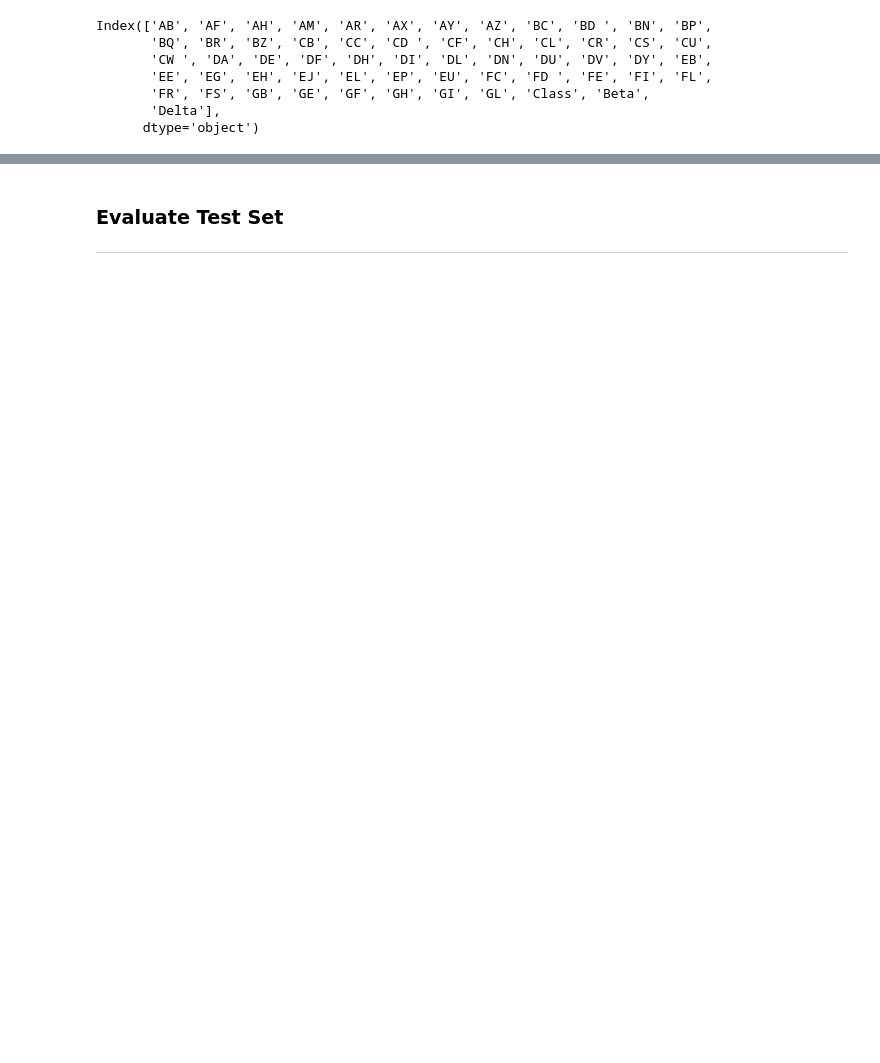
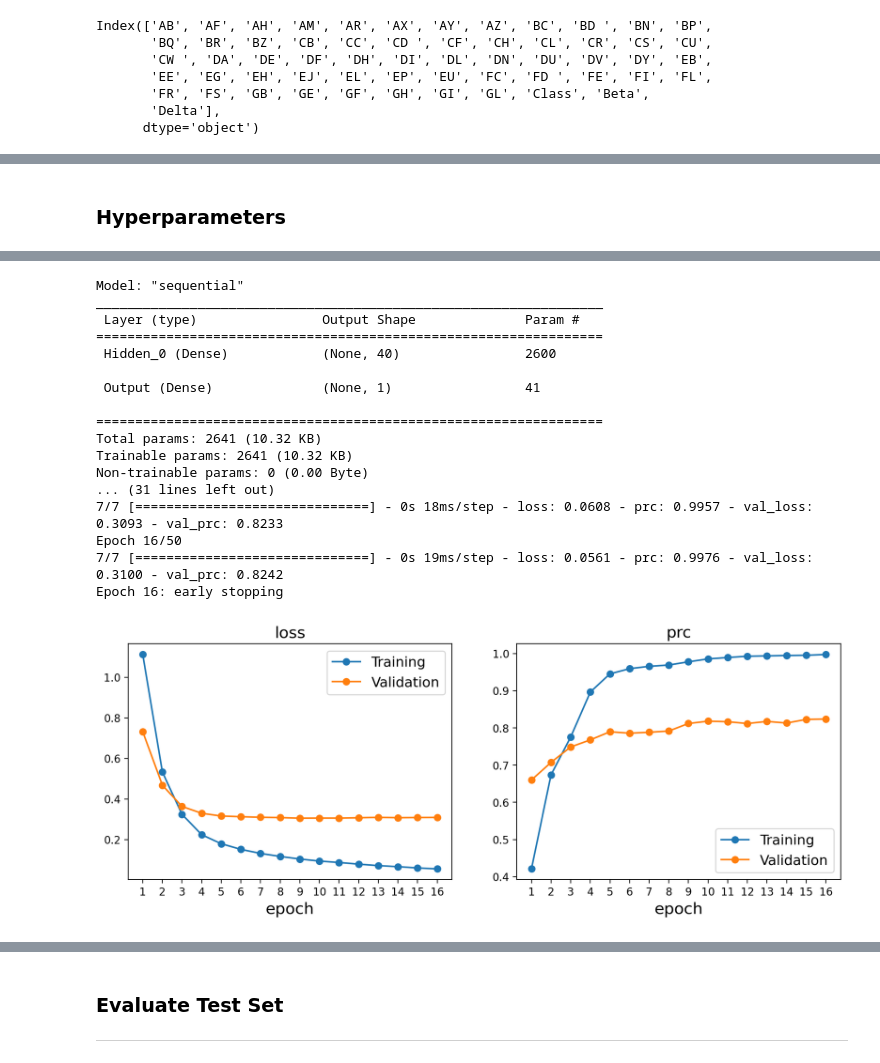
Before and after one commit to darby-brown/predicting-age-related-diseases, a Jupyter notebook: Henrys_house_of_hysteria/Multilayer_Perceptron.ipynb, the cells around one changed output, grey strips where cells are left out. Saved outputs shown, nothing was run; the diff lists cells and outputs as text; code cells hidden in the pictures; blank space fills up the shorter version.

```diff
--- a/Henrys_house_of_hysteria/Multilayer_Perceptron.ipynb
+++ b/Henrys_house_of_hysteria/Multilayer_Perceptron.ipynb
@@ -162,9 +367,3 @@ FL     1
 FS     2
 GL     1
 dtype: int64
-# %%
-# mean imputation
-train_mean_vals = train_df.mean()
-
-train_df.fillna(train_mean_vals, inplace=True)
-test_df.fillna(train_mean_vals, inplace=True)
@@ -327,0 +370,6 @@ Epoch 14: early stopping
+# %%
+# mean imputation
+train_mean_vals = train_df.mean()
+
+train_df = train_df.fillna(train_mean_vals, inplace=False)
+test_df = test_df.fillna(train_mean_vals, inplace=False)
@@ -327,0 +382,12 @@ Epoch 14: early stopping
+# %%
+# split features from label
+X_train_all = train_df[all_features]
+y_train = train_df[labels].values
+X_test_all = test_df[all_features]
+y_test = test_df[labels].values
+# %%
+# standardize features
+sc = StandardScaler()
+
+X_train_all_std = sc.fit(X_train_all).transform(X_train_all)
+X_test_all_std = sc.fit(X_train_all).transform(X_test_all)
@@ -327,0 +559,15 @@ Epoch 14: early stopping
+# %% [markdown]
+### Hyperparameters
+# %%
+# all features
+train_data=[X_train_all_std, y_train]
+n_features=len(all_features)
+hidden_layer_sizes=[40]
+activation='relu'
+optimizer='Adam'
+learning_rate=0.005
+num_epochs=50
+batch=64
+
+model = mlp_train(num_epochs, batch, train_data)
+# %% [output]
@@ -327,0 +576,18 @@ Epoch 14: early stopping
+Model: "sequential"
+_________________________________________________________________
+ Layer (type)                Output Shape              Param #
+=================================================================
+ Hidden_0 (Dense)            (None, 40)                2600
+
+ Output (Dense)              (None, 1)                 41
+
+=================================================================
+Total params: 2641 (10.32 KB)
+Trainable params: 2641 (10.32 KB)
+Non-trainable params: 0 (0.00 Byte)
+... (31 lines left out)
+7/7 [==============================] - 0s 18ms/step - loss: 0.0608 - prc: 0.9957 - val_loss: 0.3093 - val_prc: 0.8233
+Epoch 16/50
+7/7 [==============================] - 0s 19ms/step - loss: 0.0561 - prc: 0.9976 - val_loss: 0.3100 - val_prc: 0.8242
+Epoch 16: early stopping
+[figure, added]
```
Also changed, not shown: parts of 83 cells of this notebook.
